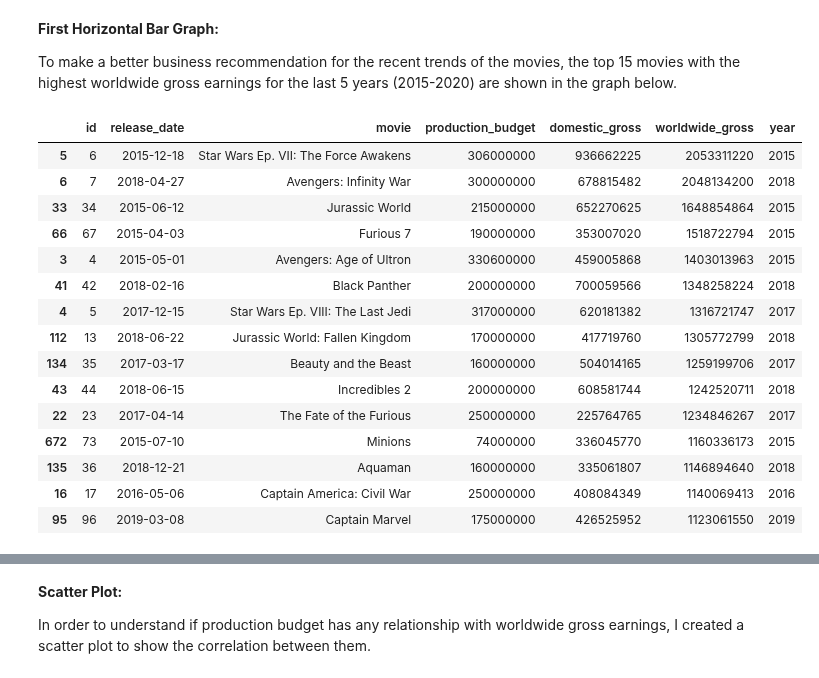
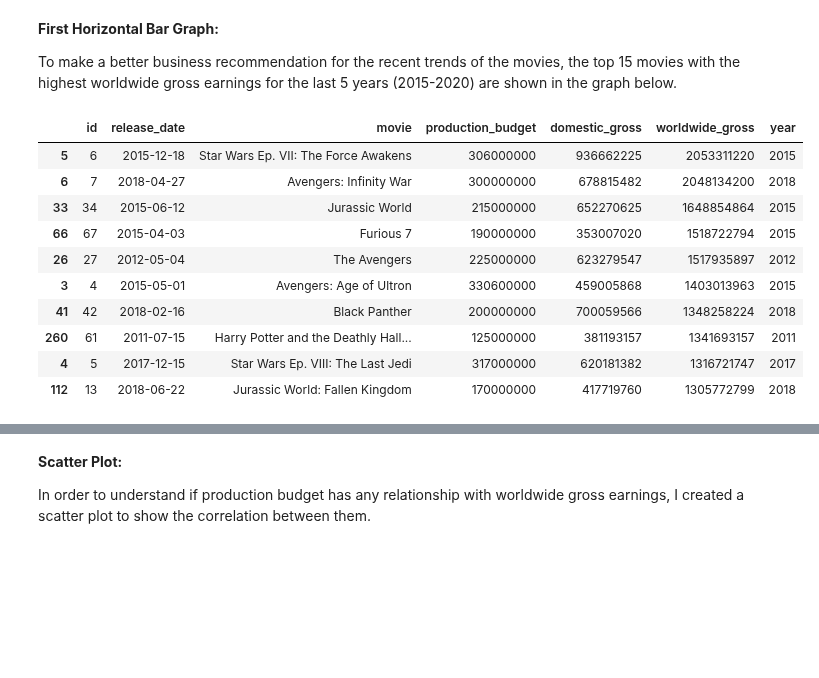
Before and after one commit to epradojr/Microsoft-Movie-Studio-Business-Proposition, a Jupyter notebook: Phase1-Project-Hatice.ipynb, the cells around one changed output, grey strips where cells are left out. Cells and saved outputs as stored; diff of their text form; code cells hidden in the pictures; blank space fills up the shorter version.

```diff
--- a/Phase1-Project-Hatice.ipynb
+++ b/Phase1-Project-Hatice.ipynb
@@ -179,6 +180,6 @@ df_budget['year'] = pd.DatetimeIndex(df_budget['release_date']).year
 # %%
 # Since the analysis is on the films that are currently doing the best at the box office,
 # I wanted to extract the top grossing movies worldwide for the last 5 years.
-last_5years = df_budget[(df_budget['year'] >= 2015)]
-last_5years
+last_10years = df_budget[(df_budget['year'] >= 2010)]
+last_10years
 # %% [output]
@@ -202,23 +203,18 @@ last_5years
 
 To make a better business recommendation for the recent trends of the movies, the top 15 movies with the highest worldwide gross earnings for the last 5 years (2015-2020) are shown in the graph below.
 # %%
-top_worldwide_gross_in5years = last_5years.sort_values('worldwide_gross', ascending = False).iloc[:15]
-top_worldwide_gross_in5years
+top_worldwide_gross_in10years = last_10years.sort_values('worldwide_gross', ascending = False).iloc[:10]
+top_worldwide_gross_in10years
 # %% [output]
 |  | id | release_date | movie | production_budget | domestic_gross | worldwide_gross | year |
 | 5 | 6 | 2015-12-18 | Star Wars Ep. VII: The Force Awakens | 306000000 | 936662225 | 2053311220 | 2015 |
 | 6 | 7 | 2018-04-27 | Avengers: Infinity War | 300000000 | 678815482 | 2048134200 | 2018 |
 | 33 | 34 | 2015-06-12 | Jurassic World | 215000000 | 652270625 | 1648854864 | 2015 |
 | 66 | 67 | 2015-04-03 | Furious 7 | 190000000 | 353007020 | 1518722794 | 2015 |
+| 26 | 27 | 2012-05-04 | The Avengers | 225000000 | 623279547 | 1517935897 | 2012 |
 | 3 | 4 | 2015-05-01 | Avengers: Age of Ultron | 330600000 | 459005868 | 1403013963 | 2015 |
 | 41 | 42 | 2018-02-16 | Black Panther | 200000000 | 700059566 | 1348258224 | 2018 |
+| 260 | 61 | 2011-07-15 | Harry Potter and the Deathly Hall... | 125000000 | 381193157 | 1341693157 | 2011 |
 | 4 | 5 | 2017-12-15 | Star Wars Ep. VIII: The Last Jedi | 317000000 | 620181382 | 1316721747 | 2017 |
 | 112 | 13 | 2018-06-22 | Jurassic World: Fallen Kingdom | 170000000 | 417719760 | 1305772799 | 2018 |
-| 134 | 35 | 2017-03-17 | Beauty and the Beast | 160000000 | 504014165 | 1259199706 | 2017 |
-| 43 | 44 | 2018-06-15 | Incredibles 2 | 200000000 | 608581744 | 1242520711 | 2018 |
-| 22 | 23 | 2017-04-14 | The Fate of the Furious | 250000000 | 225764765 | 1234846267 | 2017 |
-| 672 | 73 | 2015-07-10 | Minions | 74000000 | 336045770 | 1160336173 | 2015 |
-| 135 | 36 | 2018-12-21 | Aquaman | 160000000 | 335061807 | 1146894640 | 2018 |
-| 16 | 17 | 2016-05-06 | Captain America: Civil War | 250000000 | 408084349 | 1140069413 | 2016 |
-| 95 | 96 | 2019-03-08 | Captain Marvel | 175000000 | 426525952 | 1123061550 | 2019 |
 # %%
```
Also changed, not shown: parts of 22 cells of this notebook, 4 other files.
